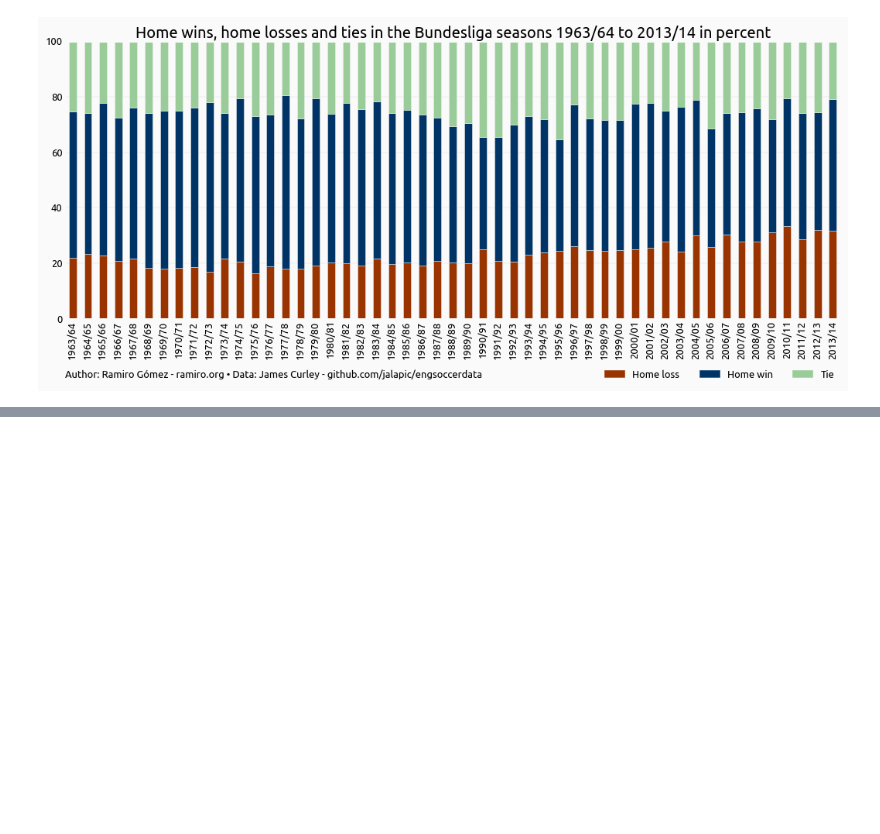
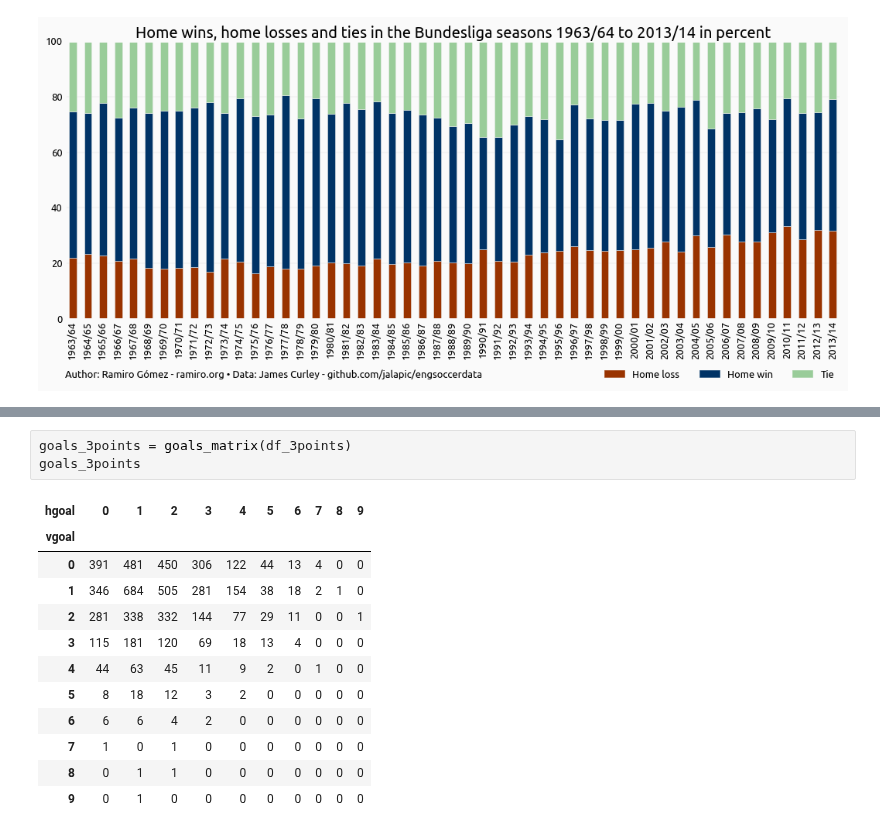
Before and after one commit to yaph/ipython-notebooks, a Jupyter notebook: experiment.ipynb, the cells around one changed output, grey strips where cells are left out. Drawn from its saved outputs; the diff is of its cells as text; blank space fills up the shorter version.

```diff
--- a/experiment.ipynb
+++ b/experiment.ipynb
@@ -114,2 +134,18 @@ goals = goals.unstack().fillna(0)
+# %%
+goals_3points = goals_matrix(df_3points)
+goals_3points
+# %% [output]
+| hgoal | 0 | 1 | 2 | 3 | 4 | 5 | 6 | 7 | 8 | 9 |
+| vgoal |  |  |  |  |  |  |  |  |  |  |
+| 0 | 391 | 481 | 450 | 306 | 122 | 44 | 13 | 4 | 0 | 0 |
+| 1 | 346 | 684 | 505 | 281 | 154 | 38 | 18 | 2 | 1 | 0 |
+| 2 | 281 | 338 | 332 | 144 | 77 | 29 | 11 | 0 | 0 | 1 |
+| 3 | 115 | 181 | 120 | 69 | 18 | 13 | 4 | 0 | 0 | 0 |
+| 4 | 44 | 63 | 45 | 11 | 9 | 2 | 0 | 1 | 0 | 0 |
+| 5 | 8 | 18 | 12 | 3 | 2 | 0 | 0 | 0 | 0 | 0 |
+| 6 | 6 | 6 | 4 | 2 | 0 | 0 | 0 | 0 | 0 | 0 |
+| 7 | 1 | 0 | 1 | 0 | 0 | 0 | 0 | 0 | 0 | 0 |
+| 8 | 0 | 1 | 1 | 0 | 0 | 0 | 0 | 0 | 0 | 0 |
+| 9 | 0 | 1 | 0 | 0 | 0 | 0 | 0 | 0 | 0 | 0 |
 # %%
 fig, ax = plt.subplots(figsize=(4, 3))
```
Also changed, not shown: parts of 13 cells of this notebook.
